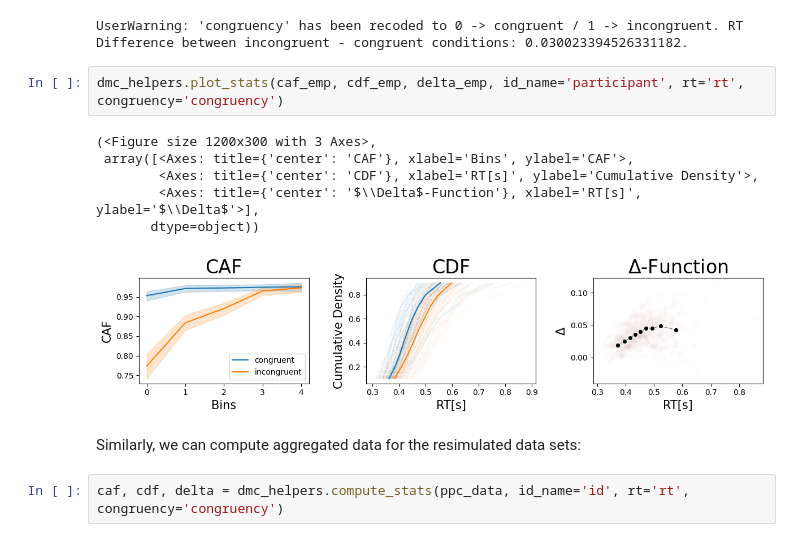
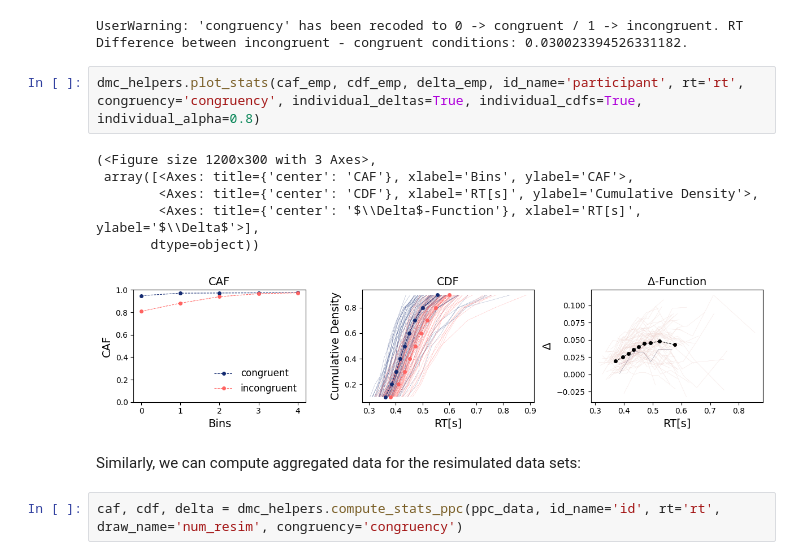
Before and after one commit to simschaefer/amortized-dmc, a Jupyter notebook: notebooks/posterior_predictive_checks.ipynb, the cells around one changed output. Drawn from its saved outputs; the diff is of its cells as text.

```diff
--- a/notebooks/posterior_predictive_checks.ipynb
+++ b/notebooks/posterior_predictive_checks.ipynb
@@ -95,15 +95,15 @@ caf_emp, cdf_emp, delta_emp = dmc_helpers.compute_stats(data, id_name='participa
 # %% [output]
 UserWarning: 'congruency' has been recoded to 0 -> congruent / 1 -> incongruent. RT Difference between incongruent - congruent conditions: 0.030023394526331182.
 # %%
-dmc_helpers.plot_stats(caf_emp, cdf_emp, delta_emp, id_name='participant', rt='rt', congruency='congruency')
+dmc_helpers.plot_stats(caf_emp, cdf_emp, delta_emp, id_name='participant', rt='rt', congruency='congruency', individual_deltas=True, individual_cdfs=True, individual_alpha=0.8)
 # %% [output]
 (<Figure size 1200x300 with 3 Axes>,
  array([<Axes: title={'center': 'CAF'}, xlabel='Bins', ylabel='CAF'>,
         <Axes: title={'center': 'CDF'}, xlabel='RT[s]', ylabel='Cumulative Density'>,
         <Axes: title={'center': '$\\Delta$-Function'}, xlabel='RT[s]', ylabel='$\\Delta$'>],
        dtype=object))
-[figure, old version]
+[figure, new version]
 # %% [markdown]
 Similarly, we can compute aggregated data for the resimulated data sets:
 # %%
-caf, cdf, delta = dmc_helpers.compute_stats(ppc_data, id_name='id', rt='rt', congruency='congruency')
+caf, cdf, delta = dmc_helpers.compute_stats_ppc(ppc_data, id_name='id', rt='rt', draw_name='num_resim', congruency='congruency')
```
Also changed, not shown: parts of 5 cells of this notebook, 7 other files.
